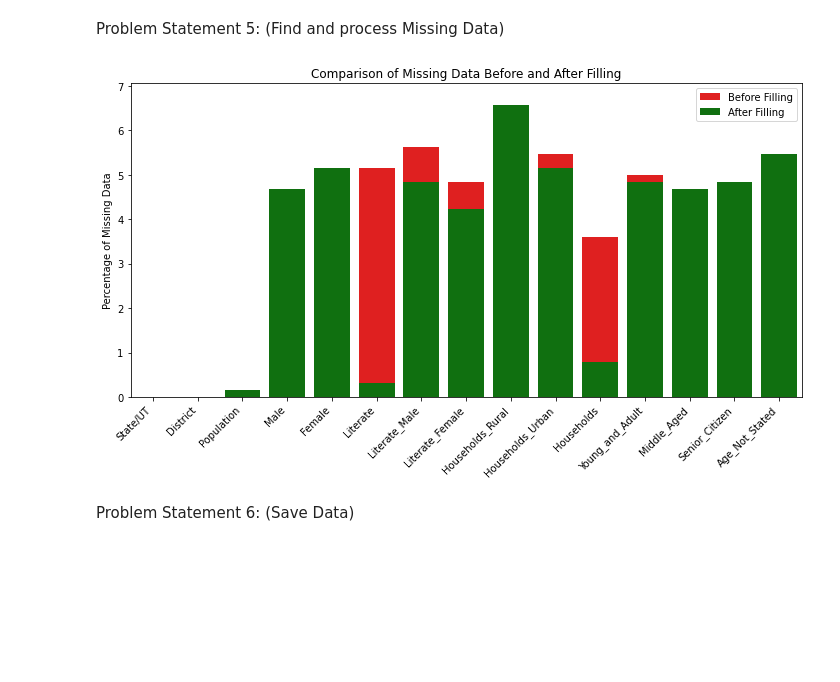
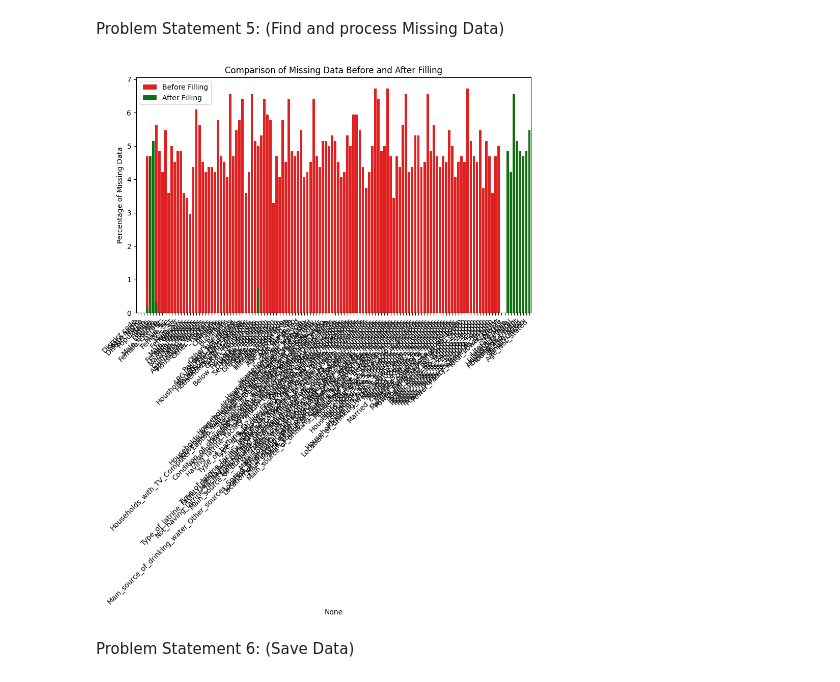
Before and after one commit to prathamchopra001/Healthcare-Data-Cleaning, a Jupyter notebook: clean.ipynb, the cells around one changed output. Saved outputs shown, nothing was run; the diff lists cells and outputs as text; code cells hidden in the pictures; blank space fills up the shorter version.

```diff
--- a/clean.ipynb
+++ b/clean.ipynb
@@ -9,7 +9,7 @@ import pandas as pd
 import matplotlib.pyplot as plt
 import seaborn as sns
 # Load the census data
-census_data_relevant = pd.read_csv(r"C:\Users\Asus\Downloads\DS - Python + SQL + ETL - Healthcare Census\DS - Python + SQL + ETL - Healthcare Census\Data\census_2011.csv")
+census_data_relevant = pd.read_csv(r"Data\census_2011.csv")
 # %%
 census_data_relevant
 # %% [output]
@@ -93,7 +93,7 @@ census_data_relevant
 
 Problem Statement 4: (New State/UT formation)
 # %%
-telangana_districts_file = (r"C:\Users\Asus\Downloads\DS - Python + SQL + ETL - Healthcare Census\DS - Python + SQL + ETL - Healthcare Census\Data\Telangana.txt")
+telangana_districts_file = (r"Data\Telangana.txt")
 with open(telangana_districts_file, 'r') as file:
     telangana_districts = [line.strip() for line in file]
 
@@ -107,7 +107,7 @@ ladakh_districts = ["Leh","Kargil","Leh(Ladakh)"]
 census_data_relevant.loc[census_data_relevant['District'].isin(ladakh_districts), 'State/UT'] = 'Ladakh'
 
 # Save the updated DataFrame
-census_data_relevant.to_csv("C:/Users/Asus/Downloads/clean data/census.csv",index=False)
+census_data_relevant.to_csv("census.csv",index=False)
 census_data_relevant
 # %% [output]
 |  | State/UT | District | Population | Male | Female | Literate | Literate_Male | Literate_Female | ... |
@@ -128,29 +128,29 @@ Problem Statement 5: (Find and process Missing Data)
 # %%
 
 # Calculate percentage of missing data before filling
-missing_percentage_before = pd.read_csv(r"C:\Users\Asus\Downloads\DS - Python + SQL + ETL - Healthcare Census\DS - Python + SQL + ETL - Healthcare Census\Data\census_2011.csv").isnull().mean() * 100
+missing_percentage_before = pd.read_csv(r"Data\census_2011.csv").isnull().mean() * 100
 
 # Fill missing values based on hints
 census_data_relevant["Population"].fillna(census_data_relevant["Male"] + census_data_relevant["Female"], inplace=True)
 census_data_relevant["Literate"].fillna(census_data_relevant["Literate_Male"] + census_data_relevant["Literate_Female"], inplace=True)
 census_data_relevant["Population"].fillna(census_data_relevant["Young_and_Adult"] + census_data_relevant["Middle_Aged"] + census_data_relevant["Senior_Citizen"] + census_data_relevant["Age_Not_Stated"], inplace=True)
 census_data_relevant["Households"].fillna(census_data_relevant["Households_Rural"] + census_data_relevant["Households_Urban"], inplace=True)
 
 # Calculate percentage of missing data after filling
 missing_percentage_after = census_data_relevant.isnull().mean() * 100
 
 # Visualization
 fig, ax = plt.subplots(figsize=(10, 6))
 sns.barplot(x=missing_percentage_before.index, y=missing_percentage_before, color='red', label='Before Filling')
 sns.barplot(x=missing_percentage_after.index, y=missing_percentage_after, color='green', label='After Filling')
 ax.set_ylabel('Percentage of Missing Data')
 ax.set_title('Comparison of Missing Data Before and After Filling')
 ax.legend()
 plt.xticks(rotation=45, ha='right')
 plt.tight_layout()
 plt.show()
 # %% [output]
-[figure, old version]
+[figure, new version]
 # %% [markdown]
 
 Problem Statement 6: (Save Data)
```
Also changed, not shown: parts of 11 cells of this notebook, 2 other files.
